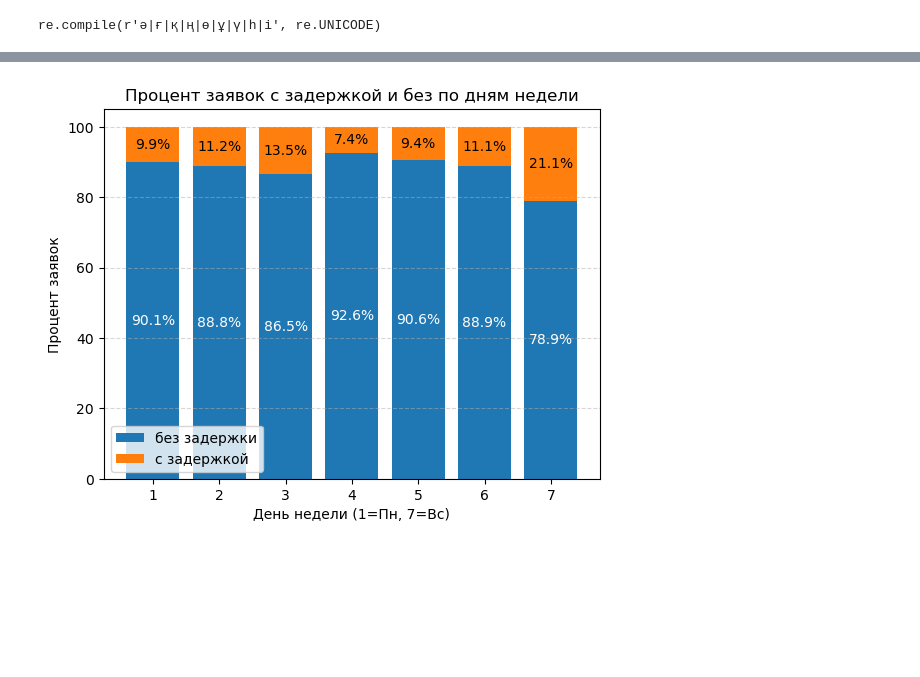
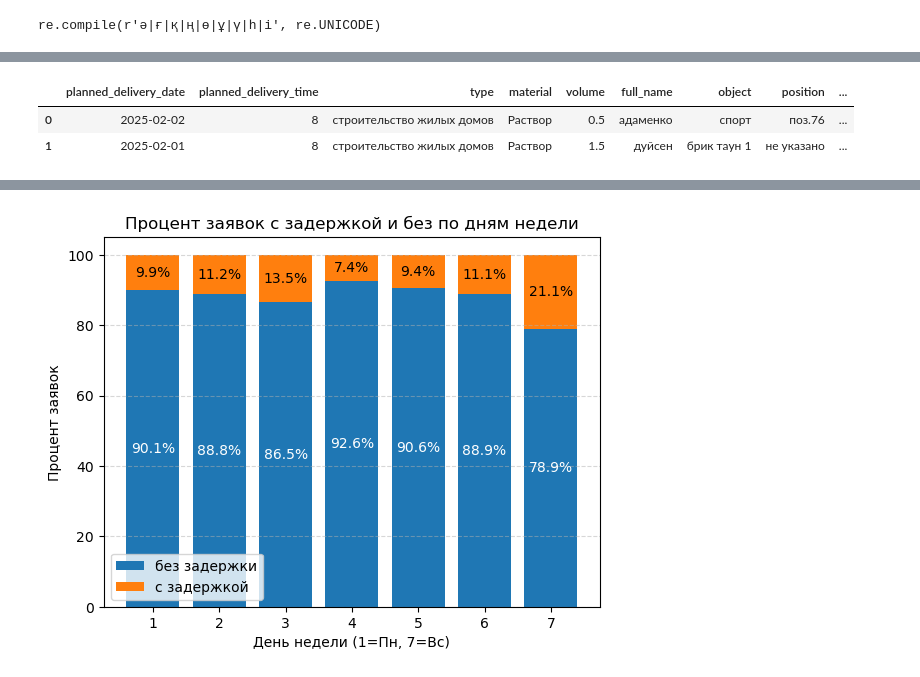
Before and after one commit to Andrefan1406/ds_projects, a Jupyter notebook: concrete_delays/ConcreteDelayPredictor.ipynb, the cells around one changed output, grey strips where cells are left out. Drawn from its saved outputs; the diff is of its cells as text; code cells hidden in the pictures; blank space fills up the shorter version.

```diff
--- a/concrete_delays/ConcreteDelayPredictor.ipynb
+++ b/concrete_delays/ConcreteDelayPredictor.ipynb
@@ -1266,0 +636,5 @@ delay_percent
+# %%
+df_not_null_in_type['type'] = (df_not_null_in_type['type']
+                               .replace('коммерческие объекты',
+                                        'строительство и реконструкция коммерческих, частных и туристических объектов')
+                              )
@@ -1266,0 +648,19 @@ delay_percent
+# %%
+df_not_null_in_type['with_delay'] = df_not_null_in_type['delay_days'].apply(lambda x: 0 if x == 0 else 1)
+# %%
+df_final = df_not_null_in_type.drop(
+    columns=[
+        'phone',
+        'block',
+        'constructive',
+        'floor',
+        'surveyors_approval',
+        'power_approval',
+        'mobility'
+    ]
+)
+df_final.head(2)
+# %% [output]
+|  | planned_delivery_date | planned_delivery_time | type | material | volume | full_name | object | position | ... |
+| 0 | 2025-02-02 | 8 | строительство жилых домов | Раствор | 0.5 | адаменко | спорт | поз.76 | ... |
+| 1 | 2025-02-01 | 8 | строительство жилых домов | Раствор | 1.5 | дуйсен | брик таун 1 | не указано | ... |
```
Also changed, not shown: parts of 99 cells of this notebook.
